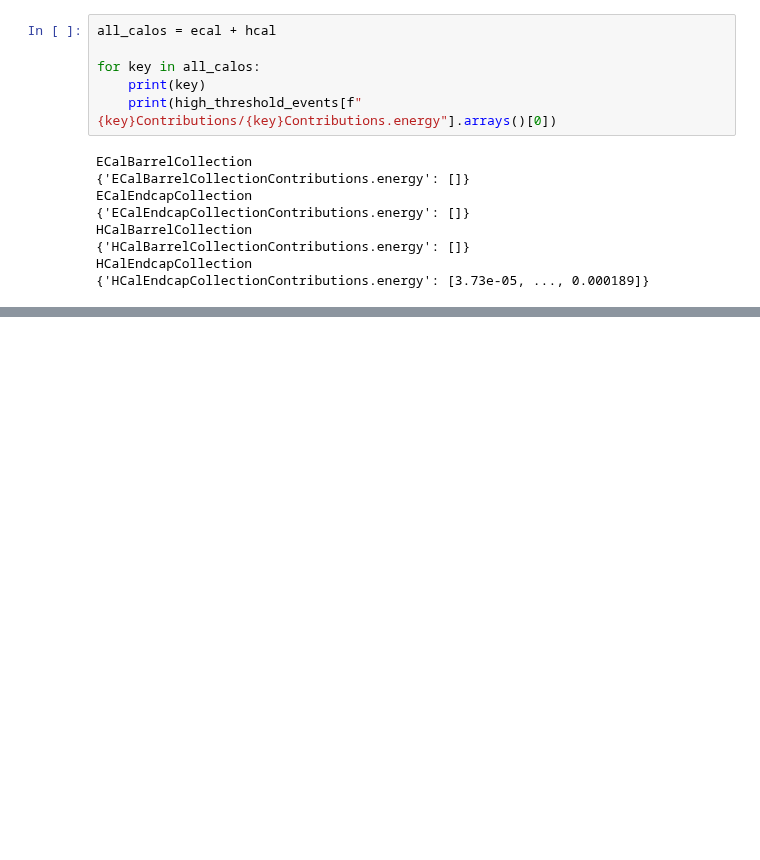
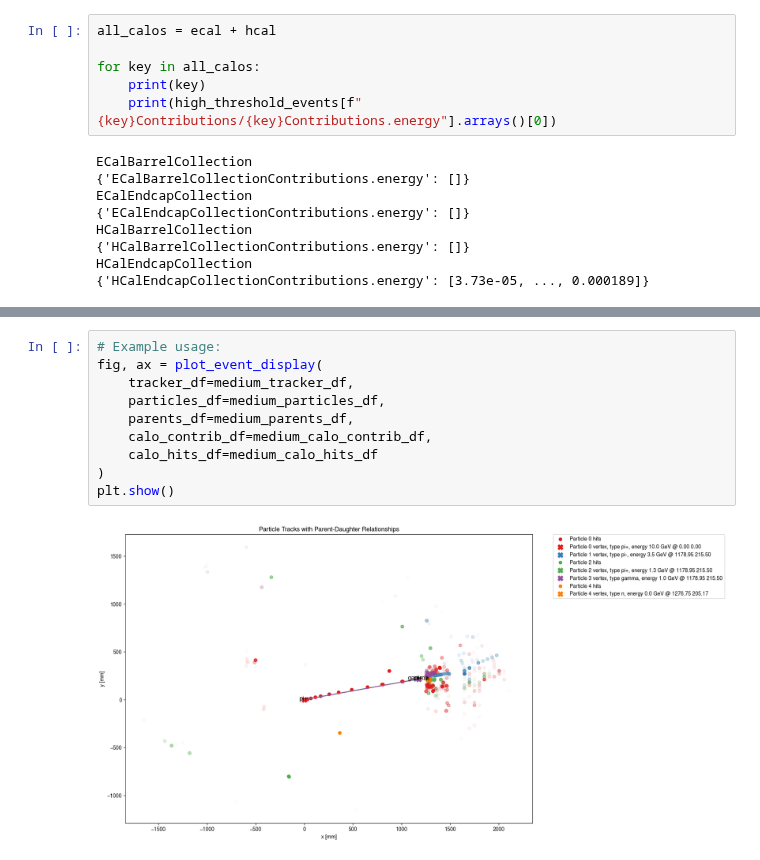
Before and after one commit to OpenDataDetector/ColliderML-Production, a Jupyter notebook: notebooks/physics/12_DM_single_particle_study.ipynb, the cells around one changed output, grey strips where cells are left out. Saved outputs shown, nothing was run; the diff lists cells and outputs as text; blank space fills up the shorter version.

```diff
--- a/notebooks/physics/12_DM_single_particle_study.ipynb
+++ b/notebooks/physics/12_DM_single_particle_study.ipynb
@@ -307,0 +431,12 @@ HCalEndcapCollection
+# %%
+# Example usage:
+fig, ax = plot_event_display(
+    tracker_df=medium_tracker_df,
+    particles_df=medium_particles_df,
+    parents_df=medium_parents_df,
+    calo_contrib_df=medium_calo_contrib_df,
+    calo_hits_df=medium_calo_hits_df
+)
+plt.show()
+# %% [output]
+[figure, added]
```
Also changed, not shown: parts of 34 cells of this notebook, 10 other files.
